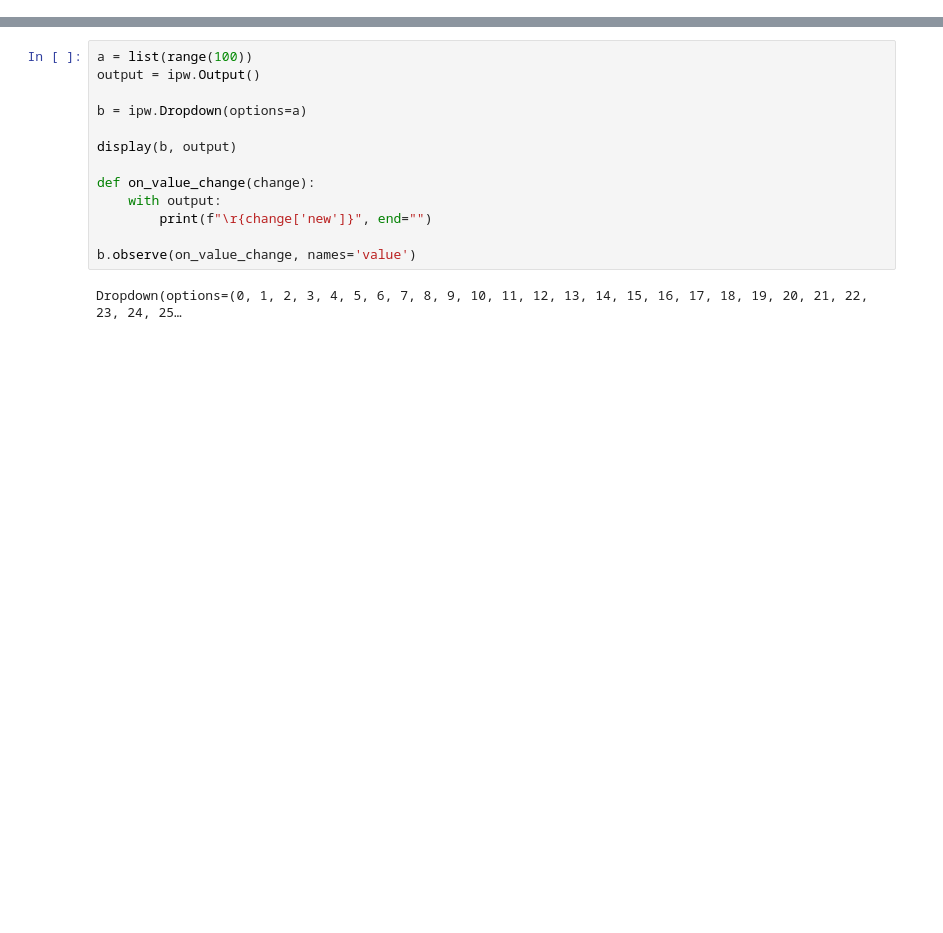
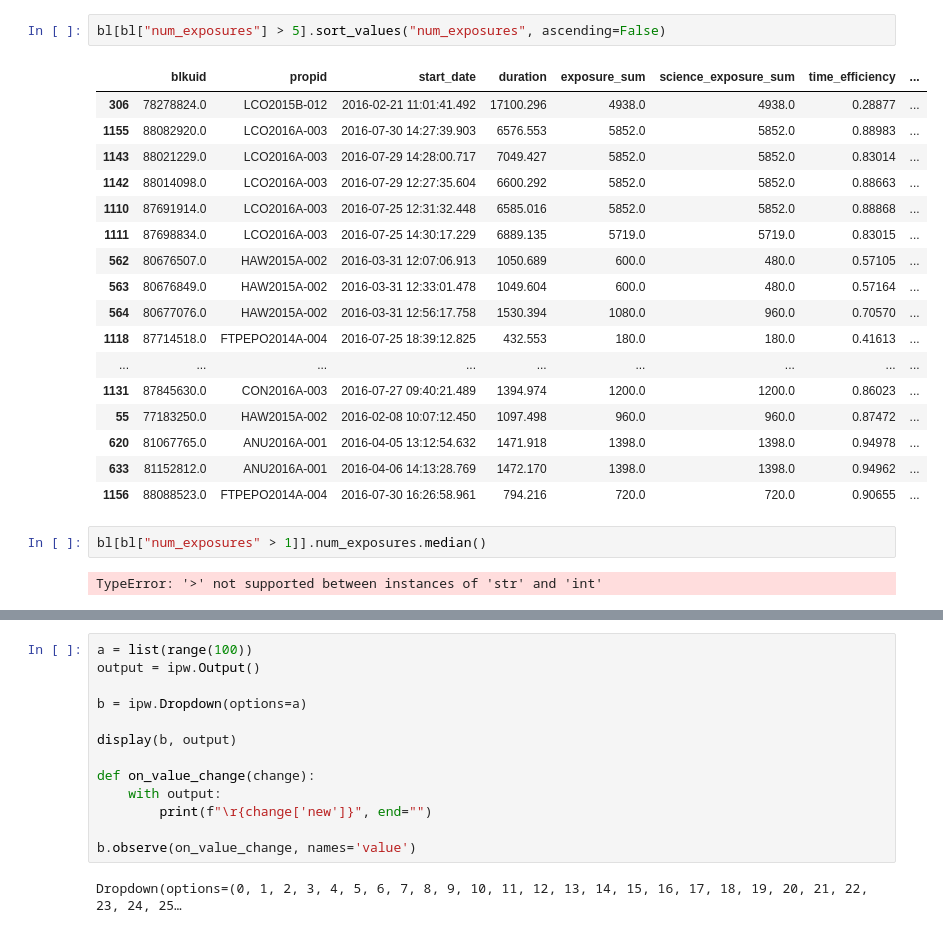
Before and after one commit to elliott-fogg/astronomical_archive_scrapers, a Jupyter notebook: View Data.ipynb, the cells around one changed output, grey strips where cells are left out. Cells and saved outputs as stored; diff of their text form; blank space fills up the shorter version.

```diff
--- a/View Data.ipynb
+++ b/View Data.ipynb
@@ -5,0 +375,24 @@ import ipywidgets as ipw
+# %%
+bl[bl["num_exposures"] > 5].sort_values("num_exposures", ascending=False)
+# %% [output]
+|  | blkuid | propid | start_date | duration | exposure_sum | science_exposure_sum | time_efficiency | ... |
+| 306 | 78278824.0 | LCO2015B-012 | 2016-02-21 11:01:41.492 | 17100.296 | 4938.0 | 4938.0 | 0.28877 | ... |
+| 1155 | 88082920.0 | LCO2016A-003 | 2016-07-30 14:27:39.903 | 6576.553 | 5852.0 | 5852.0 | 0.88983 | ... |
+| 1143 | 88021229.0 | LCO2016A-003 | 2016-07-29 14:28:00.717 | 7049.427 | 5852.0 | 5852.0 | 0.83014 | ... |
+| 1142 | 88014098.0 | LCO2016A-003 | 2016-07-29 12:27:35.604 | 6600.292 | 5852.0 | 5852.0 | 0.88663 | ... |
+| 1110 | 87691914.0 | LCO2016A-003 | 2016-07-25 12:31:32.448 | 6585.016 | 5852.0 | 5852.0 | 0.88868 | ... |
+| 1111 | 87698834.0 | LCO2016A-003 | 2016-07-25 14:30:17.229 | 6889.135 | 5719.0 | 5719.0 | 0.83015 | ... |
+| 562 | 80676507.0 | HAW2015A-002 | 2016-03-31 12:07:06.913 | 1050.689 | 600.0 | 480.0 | 0.57105 | ... |
+| 563 | 80676849.0 | HAW2015A-002 | 2016-03-31 12:33:01.478 | 1049.604 | 600.0 | 480.0 | 0.57164 | ... |
+| 564 | 80677076.0 | HAW2015A-002 | 2016-03-31 12:56:17.758 | 1530.394 | 1080.0 | 960.0 | 0.70570 | ... |
+| 1118 | 87714518.0 | FTPEPO2014A-004 | 2016-07-25 18:39:12.825 | 432.553 | 180.0 | 180.0 | 0.41613 | ... |
+| ... | ... | ... | ... | ... | ... | ... | ... | ... |
+| 1131 | 87845630.0 | CON2016A-003 | 2016-07-27 09:40:21.489 | 1394.974 | 1200.0 | 1200.0 | 0.86023 | ... |
+| 55 | 77183250.0 | HAW2015A-002 | 2016-02-08 10:07:12.450 | 1097.498 | 960.0 | 960.0 | 0.87472 | ... |
+| 620 | 81067765.0 | ANU2016A-001 | 2016-04-05 13:12:54.632 | 1471.918 | 1398.0 | 1398.0 | 0.94978 | ... |
+| 633 | 81152812.0 | ANU2016A-001 | 2016-04-06 14:13:28.769 | 1472.170 | 1398.0 | 1398.0 | 0.94962 | ... |
+| 1156 | 88088523.0 | FTPEPO2014A-004 | 2016-07-30 16:26:58.961 | 794.216 | 720.0 | 720.0 | 0.90655 | ... |
+# %%
+bl[bl["num_exposures" > 1]].num_exposures.median()
+# %% [output]
+TypeError: '>' not supported between instances of 'str' and 'int'
```
Also changed, not shown: parts of 36 cells of this notebook, 10 other files.
